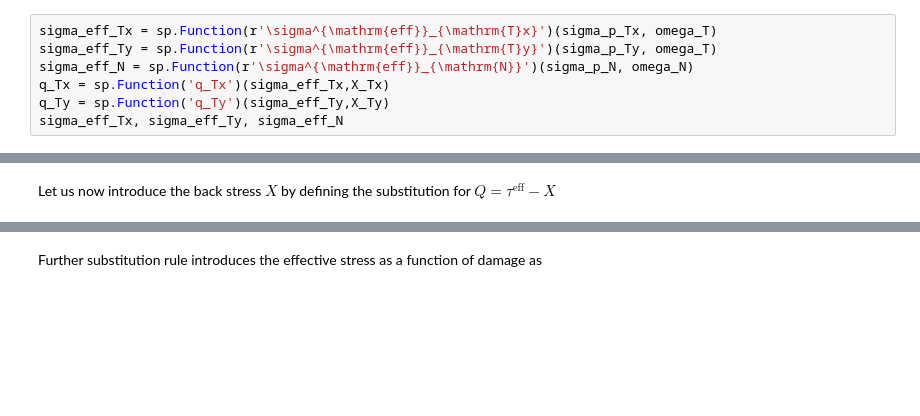
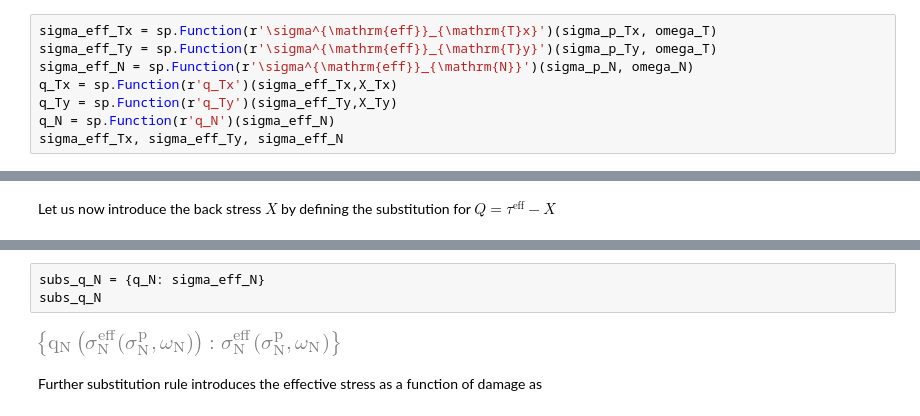
Before and after one commit to bmcs-group/bmcs_slide, a Jupyter notebook: notebooks/csdcm_slide.ipynb, the cells around one changed output, grey strips where cells are left out. Drawn from its saved outputs; the diff is of its cells as text; blank space fills up the shorter version.

```diff
--- a/notebooks/csdcm_slide.ipynb
+++ b/notebooks/csdcm_slide.ipynb
@@ -205,8 +217,9 @@ To keep the framework general for different stress norms and hardening definitio
 sigma_eff_Tx = sp.Function(r'\sigma^{\mathrm{eff}}_{\mathrm{T}x}')(sigma_p_Tx, omega_T)
 sigma_eff_Ty = sp.Function(r'\sigma^{\mathrm{eff}}_{\mathrm{T}y}')(sigma_p_Ty, omega_T)
 sigma_eff_N = sp.Function(r'\sigma^{\mathrm{eff}}_{\mathrm{N}}')(sigma_p_N, omega_N)
-q_Tx = sp.Function('q_Tx')(sigma_eff_Tx,X_Tx)
-q_Ty = sp.Function('q_Ty')(sigma_eff_Ty,X_Ty)
+q_Tx = sp.Function(r'q_Tx')(sigma_eff_Tx,X_Tx)
+q_Ty = sp.Function(r'q_Ty')(sigma_eff_Ty,X_Ty)
+q_N = sp.Function(r'q_N')(sigma_eff_N)
 sigma_eff_Tx, sigma_eff_Ty, sigma_eff_N
 # %% [output]
 [figure]
@@ -224,6 +237,11 @@ subs_q_T = {q_Tx: sigma_eff_Tx - X_Tx, q_Ty: sigma_eff_Ty - X_Ty}
 subs_q_T
 # %% [output]
 [figure]
+# %%
+subs_q_N = {q_N: sigma_eff_N}
+subs_q_N
+# %% [output]
+[figure, added]
 # %% [markdown]
 Further substitution rule introduces the effective stress as a function of damage as
 # %%
```
Also changed, not shown: parts of 77 cells of this notebook, 2 other files.
